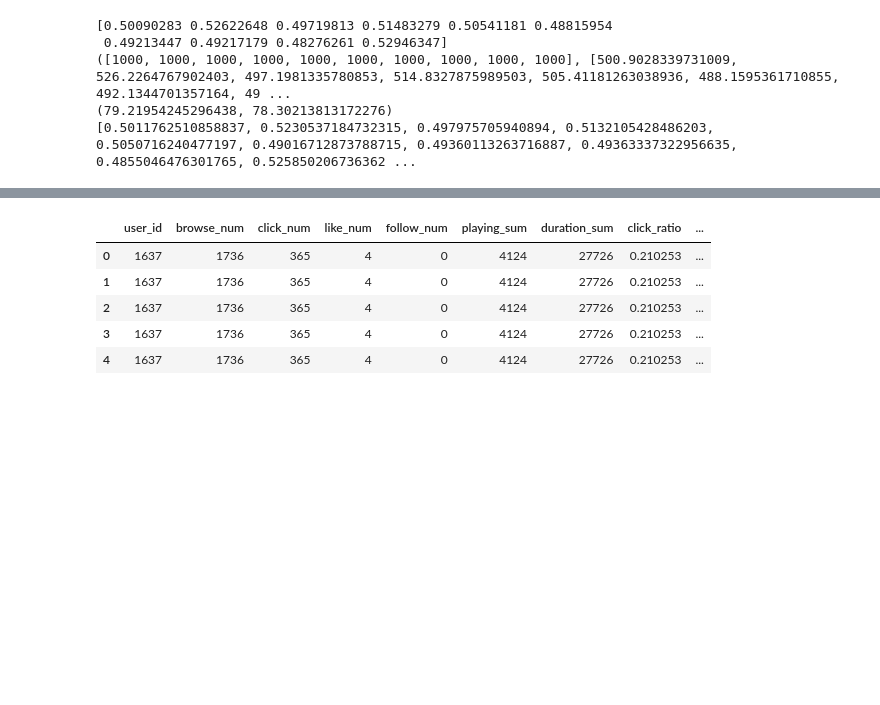
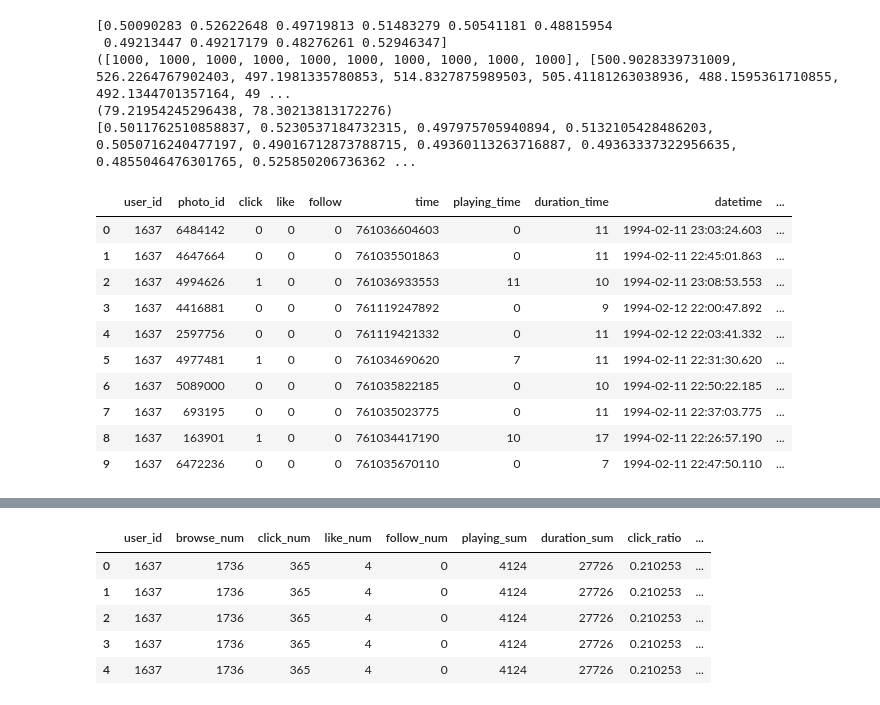
Before and after one commit to kitianFresh/kuaishou, a Jupyter notebook: features/eda2.ipynb, the cells around one changed output, grey strips where cells are left out. Saved outputs shown, nothing was run; the diff lists cells and outputs as text; code cells hidden in the pictures; blank space fills up the shorter version.

```diff
--- a/features/eda2.ipynb
+++ b/features/eda2.ipynb
@@ -1059,0 +1064,14 @@ if __name__ == '__main__':
+# %%
+user_item_train.head(10)
+# %% [output]
+|  | user_id | photo_id | click | like | follow | time | playing_time | duration_time | datetime | ... |
+| 0 | 1637 | 6484142 | 0 | 0 | 0 | 761036604603 | 0 | 11 | 1994-02-11 23:03:24.603 | ... |
+| 1 | 1637 | 4647664 | 0 | 0 | 0 | 761035501863 | 0 | 11 | 1994-02-11 22:45:01.863 | ... |
+| 2 | 1637 | 4994626 | 1 | 0 | 0 | 761036933553 | 11 | 10 | 1994-02-11 23:08:53.553 | ... |
+| 3 | 1637 | 4416881 | 0 | 0 | 0 | 761119247892 | 0 | 9 | 1994-02-12 22:00:47.892 | ... |
+| 4 | 1637 | 2597756 | 0 | 0 | 0 | 761119421332 | 0 | 11 | 1994-02-12 22:03:41.332 | ... |
+| 5 | 1637 | 4977481 | 1 | 0 | 0 | 761034690620 | 7 | 11 | 1994-02-11 22:31:30.620 | ... |
+| 6 | 1637 | 5089000 | 0 | 0 | 0 | 761035822185 | 0 | 10 | 1994-02-11 22:50:22.185 | ... |
+| 7 | 1637 | 693195 | 0 | 0 | 0 | 761035023775 | 0 | 11 | 1994-02-11 22:37:03.775 | ... |
+| 8 | 1637 | 163901 | 1 | 0 | 0 | 761034417190 | 10 | 17 | 1994-02-11 22:26:57.190 | ... |
+| 9 | 1637 | 6472236 | 0 | 0 | 0 | 761035670110 | 0 | 7 | 1994-02-11 22:47:50.110 | ... |
```
Also changed, not shown: parts of 14 cells of this notebook, 3 other files.
